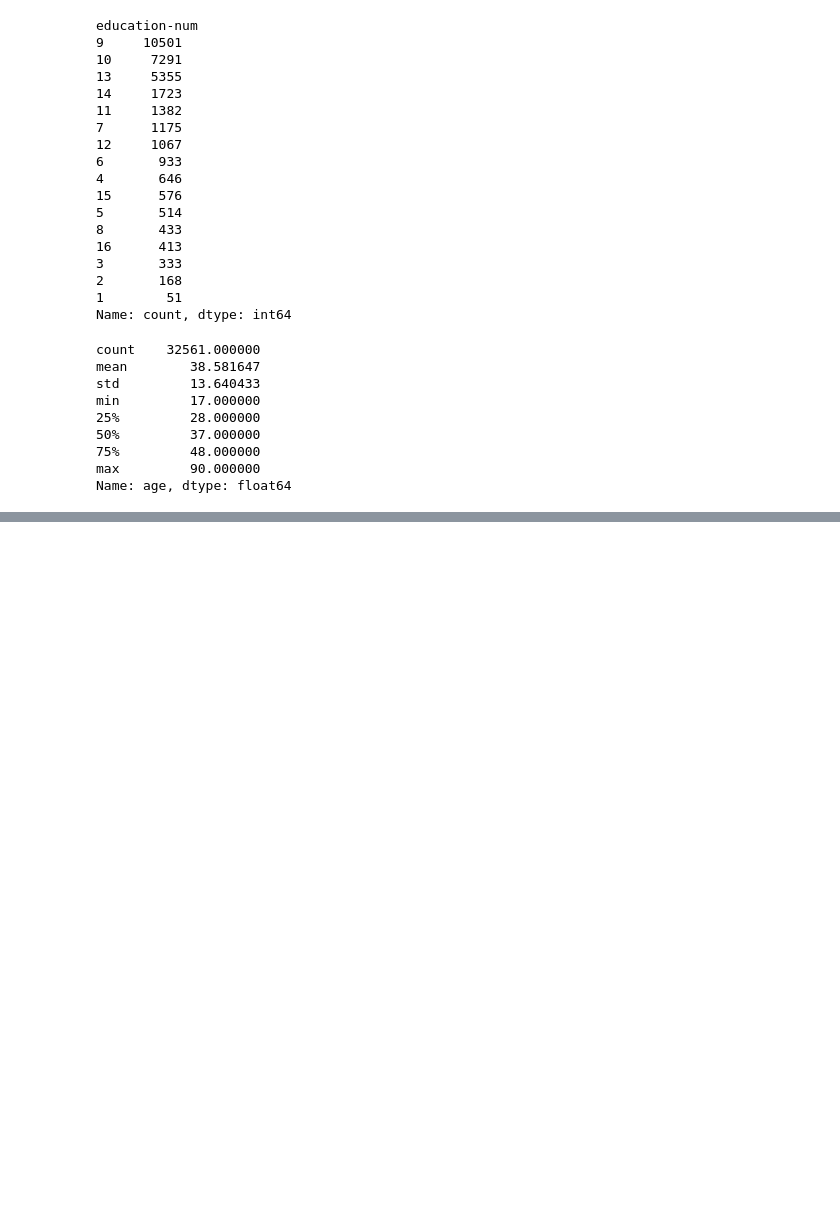
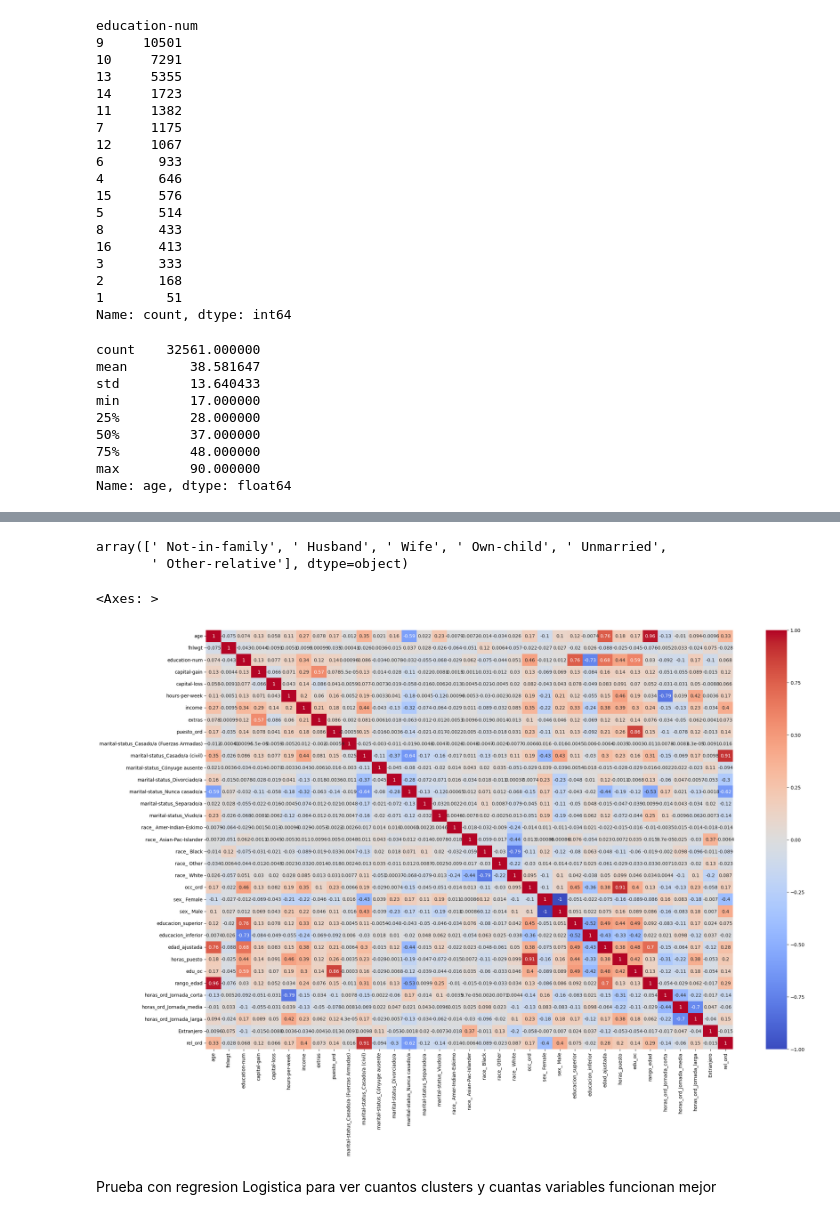
Before and after one commit to Rafacercos/Proyecto_ML, a Jupyter notebook: notebooks/Feature engineering.ipynb, the cells around one changed output, grey strips where cells are left out. Cells and saved outputs as stored; diff of their text form; code cells hidden in the pictures; blank space fills up the shorter version.

```diff
--- a/notebooks/Feature engineering.ipynb
+++ b/notebooks/Feature engineering.ipynb
@@ -340,0 +415,31 @@ df_mod.to_csv("C:/Users/rafac/Proyecto_ML/Data/variables.csv",index=False,encodi
+# %%
+df['age'] = np.log1p(df['age'])
+# %%
+df['capital-gain'] = np.log1p(df['capital-gain'])
+df['capital-loss'] = np.log1p(df['capital-loss'])
+df['hours-per-week'] = np.log1p(df['hours-per-week'])
+df['edad_ajustada'] = np.log1p(df['edad_ajustada'])
+# %%
+df["relationship"].unique()
+# %% [output]
+array([' Not-in-family', ' Husband', ' Wife', ' Own-child', ' Unmarried',
+       ' Other-relative'], dtype=object)
+# %%
+df["relationship"] = df["relationship"].str.strip()
+# %%
+mapa_r = {
+    'Husband':6,
+    'Wife':5,
+    'Unmarried':4,
+    'Own-child':3,
+    'Not-in-family': 2,
+    'Other-relative':1
+}
+
+df["rel_ord"] = df["relationship"].map(mapa_r)
+# %%
+plt.figure(figsize=(25,16))
+sns.heatmap(df.corr(numeric_only=True),annot=True,vmin=-1,cmap="coolwarm")
+# %% [output]
+<Axes: >
+[figure, added]
@@ -340,0 +449,2 @@ df_mod.to_csv("C:/Users/rafac/Proyecto_ML/Data/variables.csv",index=False,encodi
+# %% [markdown]
+Prueba con regresion Logistica para ver cuantos clusters y cuantas variables funcionan mejor
```
Also changed, not shown: parts of 39 cells of this notebook, 5 other files.
